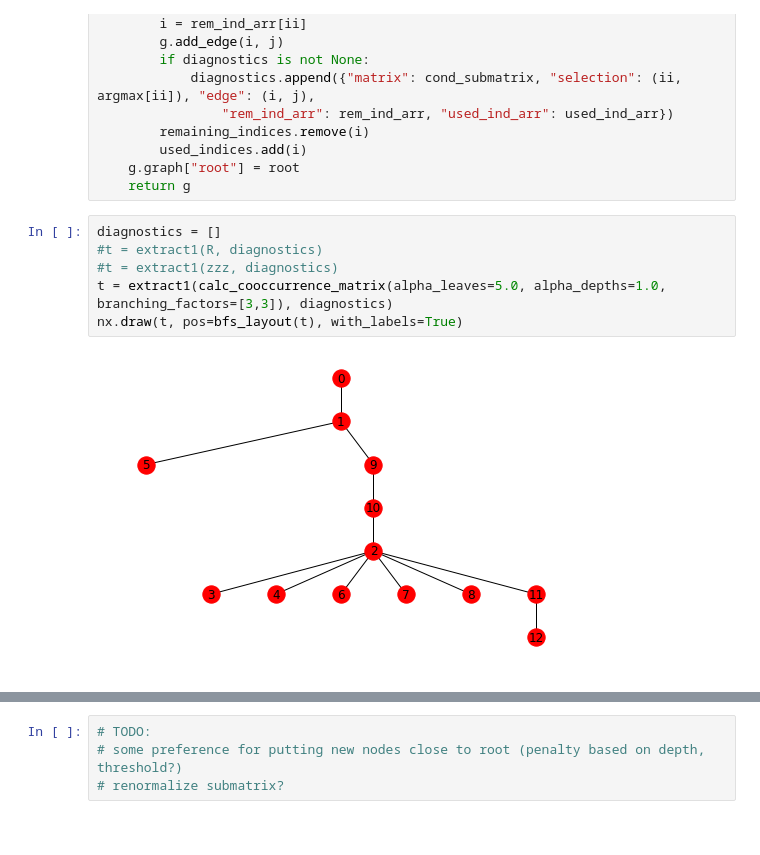
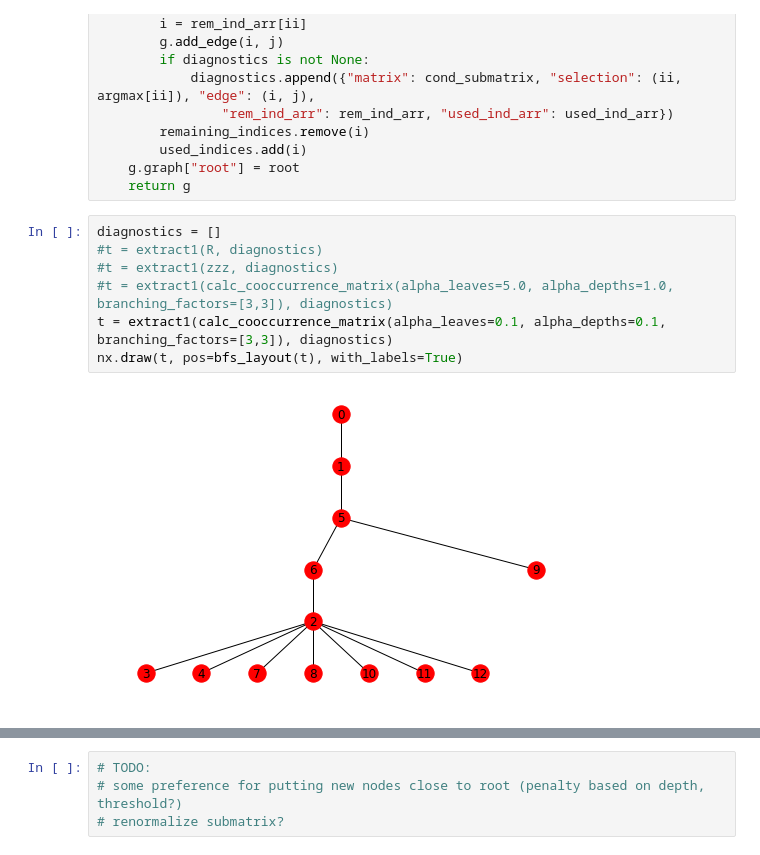
Before and after one commit to aleveren/ucsd-research, a Jupyter notebook: simple-hier-topic-model/topic_cooccurrence.ipynb, the cells around one changed output, grey strips where cells are left out. Saved outputs shown, nothing was run; the diff lists cells and outputs as text.

```diff
--- a/simple-hier-topic-model/topic_cooccurrence.ipynb
+++ b/simple-hier-topic-model/topic_cooccurrence.ipynb
@@ -683,11 +683,12 @@ def extract1(m, diagnostics = None):
 # %%
 diagnostics = []
 #t = extract1(R, diagnostics)
 #t = extract1(zzz, diagnostics)
-t = extract1(calc_cooccurrence_matrix(alpha_leaves=5.0, alpha_depths=1.0, branching_factors=[3,3]), diagnostics)
+#t = extract1(calc_cooccurrence_matrix(alpha_leaves=5.0, alpha_depths=1.0, branching_factors=[3,3]), diagnostics)
+t = extract1(calc_cooccurrence_matrix(alpha_leaves=0.1, alpha_depths=0.1, branching_factors=[3,3]), diagnostics)
 nx.draw(t, pos=bfs_layout(t), with_labels=True)
 # %% [output]
-[figure, old version]
+[figure, new version]
 # %%
 for d in diagnostics:
     fig, ax = plt.subplots()
```
Also changed, not shown: parts of 1 cell of this notebook.
